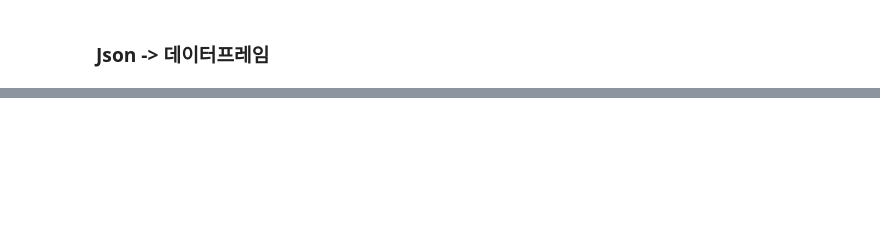
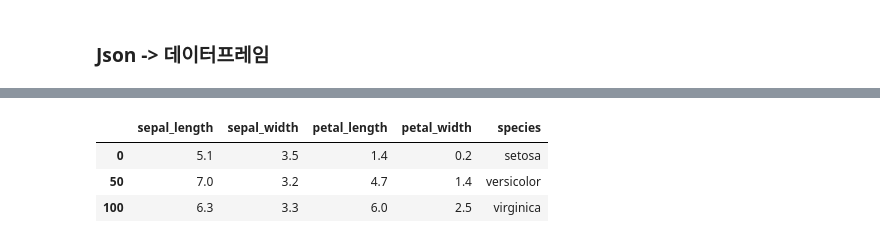
Before and after one commit to jsa3338/AI-X, a Jupyter notebook: source/01_python/ch09_파일입출력 프로그래밍.ipynb, the cells around one changed output, grey strips where cells are left out. Drawn from its saved outputs; the diff is of its cells as text; code cells hidden in the pictures; blank space fills up the shorter version.

```diff
--- a/source/01_python/ch09_파일입출력 프로그래밍.ipynb
+++ b/source/01_python/ch09_파일입출력 프로그래밍.ipynb
@@ -560,0 +449,10 @@ pd.read_json('data/한국토지주택공사_남양주왕숙2 토지이용계획
+# %%
+# seaborn 패키지 : 시각화 패키지. 학습을 위한 데이터셋 다수
+import seaborn as sns    # sns로 거의 공식화되어있다
+iris_df = sns.load_dataset("iris") # 정말 많이 쓰는 함수
+display(iris_df[::50])    # 데이터프레임은 display 해야함
+# %% [output]
+|  | sepal_length | sepal_width | petal_length | petal_width | species |
+| 0 | 5.1 | 3.5 | 1.4 | 0.2 | setosa |
+| 50 | 7.0 | 3.2 | 4.7 | 1.4 | versicolor |
+| 100 | 6.3 | 3.3 | 6.0 | 2.5 | virginica |
```
Also changed, not shown: parts of 80 cells of this notebook, 6 other files.
